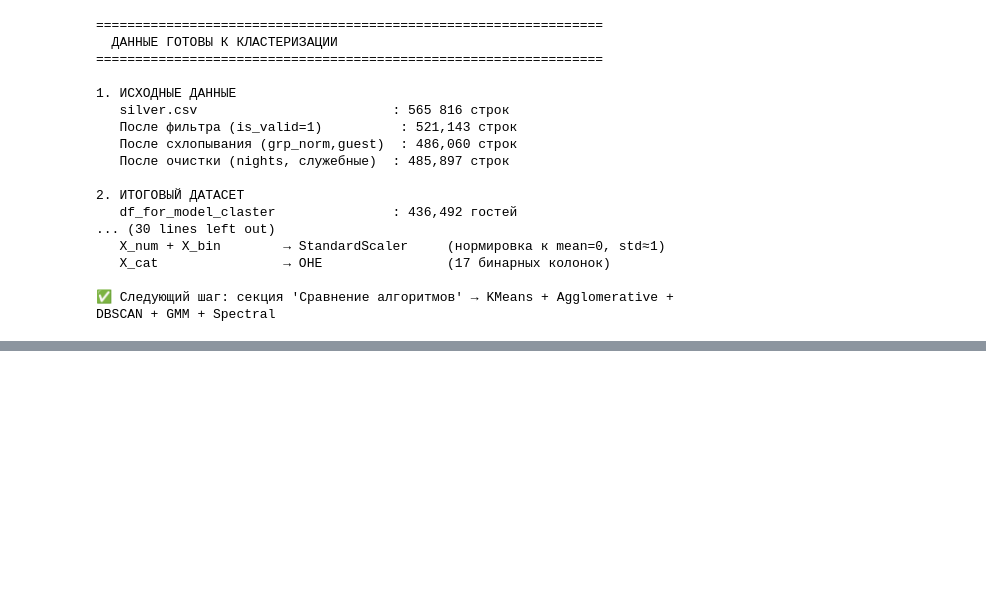
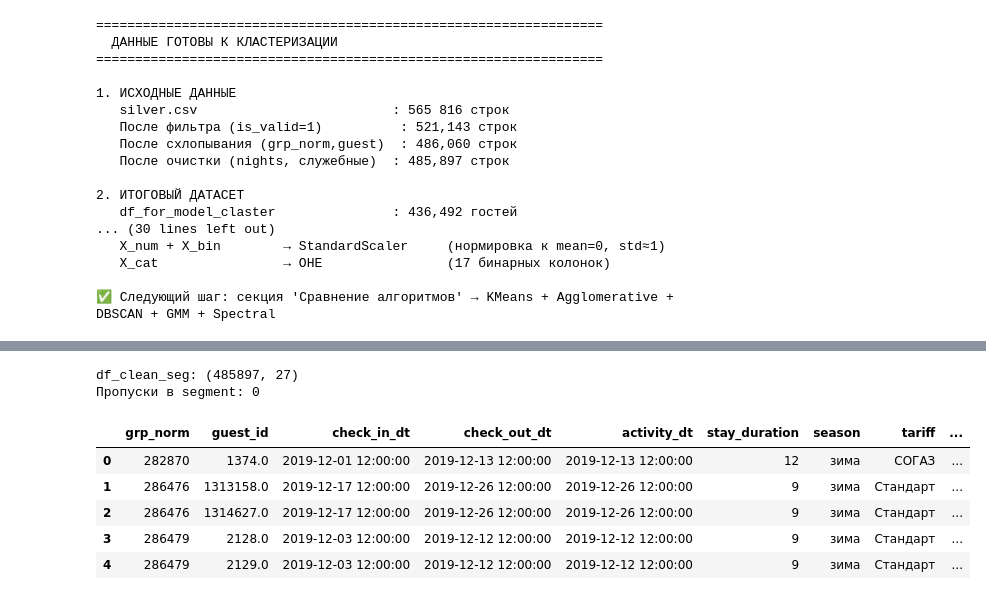
Before and after one commit to MSSAS/booking, a Jupyter notebook: ml/pipeline_clustering.ipynb, the cells around one changed output, grey strips where cells are left out. Cells and saved outputs as stored; diff of their text form; code cells hidden in the pictures; blank space fills up the shorter version.

```diff
--- a/ml/pipeline_clustering.ipynb
+++ b/ml/pipeline_clustering.ipynb
@@ -977,0 +1096,11 @@ print("\n✅ Следующий шаг: секция 'Сравнение алг
+# %%
+k = 4
+km = KMeans(n_clusters=k, random_state=42, n_init=10)
+km.fit(X_scaled)
+
+df_for_model_claster['segment'] = km.labels_
+
+print("Размеры кластеров:")
+counts = df_for_model_claster['segment'].value_counts().sort_index()
+for seg, cnt in counts.items():
+    print(f"  Кластер {seg}: {cnt:,} гостей ({cnt/len(df_for_model_claster)*100:.1f}%)")
@@ -977,0 +1171,22 @@ print("\n✅ Следующий шаг: секция 'Сравнение алг
+# %%
+# Добавляем сегмент в df_clean через guest_id
+df_clean_seg = df_clean.merge(
+    df_for_model_claster[['guest_id', 'segment']],
+    on='guest_id',
+    how='left'
+)
+
+print(f"df_clean_seg: {df_clean_seg.shape}")
+print(f"Пропуски в segment: {df_clean_seg['segment'].isna().sum():,}")
+# %% [output]
+df_clean_seg: (485897, 27)
+Пропуски в segment: 0
+# %%
+df_clean_seg.head()
+# %% [output]
+|  | grp_norm | guest_id | check_in_dt | check_out_dt | activity_dt | stay_duration | season | tariff | ... |
+| 0 | 282870 | 1374.0 | 2019-12-01 12:00:00 | 2019-12-13 12:00:00 | 2019-12-13 12:00:00 | 12 | зима | СОГАЗ | ... |
+| 1 | 286476 | 1313158.0 | 2019-12-17 12:00:00 | 2019-12-26 12:00:00 | 2019-12-26 12:00:00 | 9 | зима | Стандарт | ... |
+| 2 | 286476 | 1314627.0 | 2019-12-17 12:00:00 | 2019-12-26 12:00:00 | 2019-12-26 12:00:00 | 9 | зима | Стандарт | ... |
+| 3 | 286479 | 2128.0 | 2019-12-03 12:00:00 | 2019-12-12 12:00:00 | 2019-12-12 12:00:00 | 9 | зима | Стандарт | ... |
+| 4 | 286479 | 2129.0 | 2019-12-03 12:00:00 | 2019-12-12 12:00:00 | 2019-12-12 12:00:00 | 9 | зима | Стандарт | ... |
```
Also changed, not shown: parts of 15 cells of this notebook, 4 other files.
